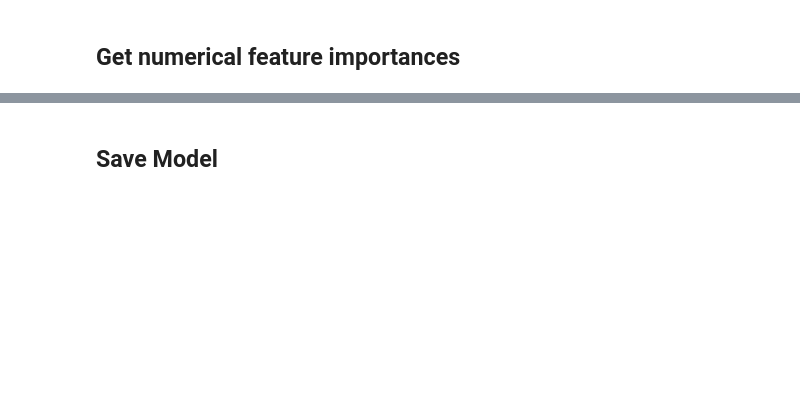
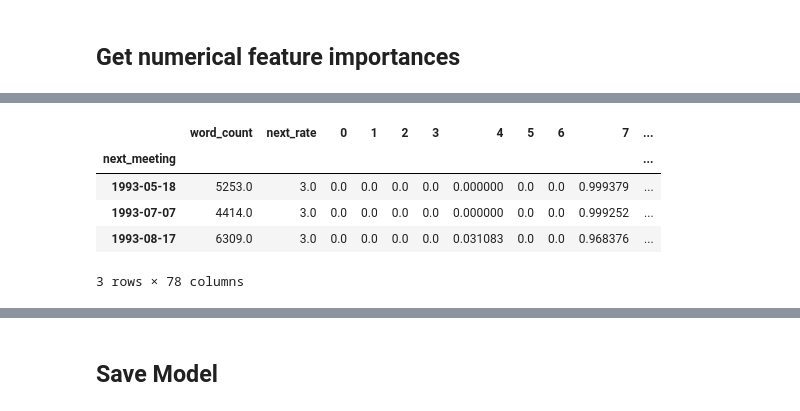
Before and after one commit to alenak2/fed_funds_rate, a Jupyter notebook: src/AK6_Fed_Funds_Model-Copy1.ipynb, the cells around one changed output, grey strips where cells are left out. Cells and saved outputs as stored; diff of their text form; code cells hidden in the pictures; blank space fills up the shorter version.

```diff
--- a/src/AK6_Fed_Funds_Model-Copy1.ipynb
+++ b/src/AK6_Fed_Funds_Model-Copy1.ipynb
@@ -415,6 +466,15 @@ Variable:                   14 Importance: 0.0
 Variable:                   15 Importance: 0.0
 Variable:                   16 Importance: 0.0
 Variable:                   17 Importance: 0.0
+# %%
+data.head(3)
+# %% [output]
+|  | word_count | next_rate | 0 | 1 | 2 | 3 | 4 | 5 | 6 | 7 | ... |
+| next_meeting |  |  |  |  |  |  |  |  |  |  | ... |
+| 1993-05-18 | 5253.0 | 3.0 | 0.0 | 0.0 | 0.0 | 0.0 | 0.000000 | 0.0 | 0.0 | 0.999379 | ... |
+| 1993-07-07 | 4414.0 | 3.0 | 0.0 | 0.0 | 0.0 | 0.0 | 0.000000 | 0.0 | 0.0 | 0.999252 | ... |
+| 1993-08-17 | 6309.0 | 3.0 | 0.0 | 0.0 | 0.0 | 0.0 | 0.031083 | 0.0 | 0.0 | 0.968376 | ... |
+3 rows × 78 columns
 # %%
 #plt.plot(data.index, data.Inertia_diff, label = 'Inertia Rule')
 #plt.plot(data.index, np.log(data.PMI_value), label = 'PMI')
```
Also changed, not shown: parts of 24 cells of this notebook, 3 other files.
